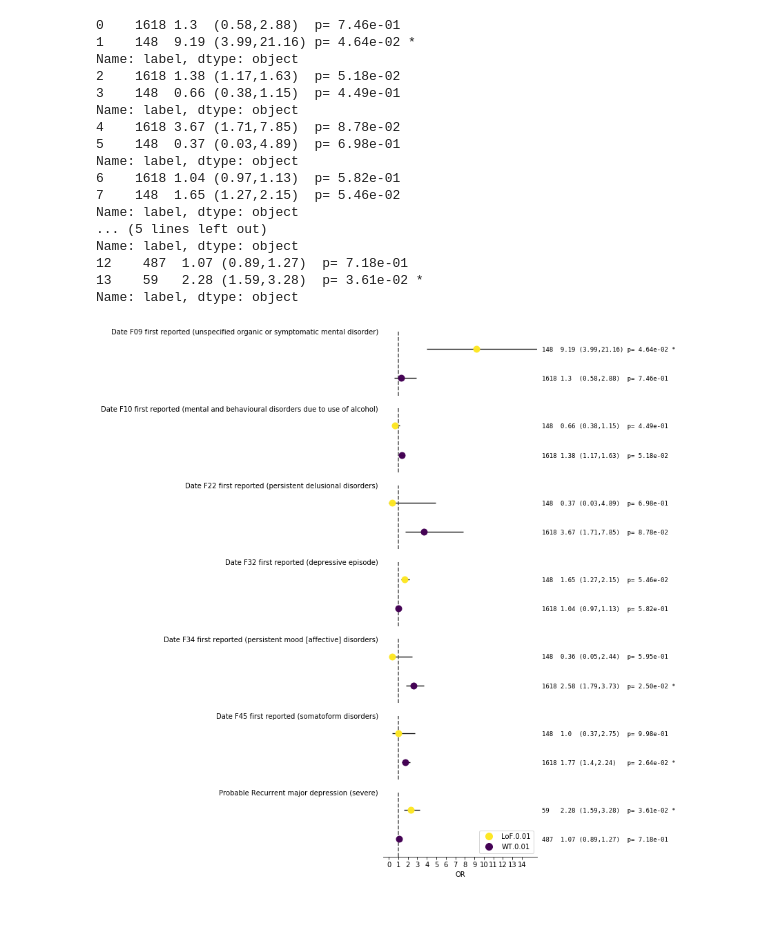
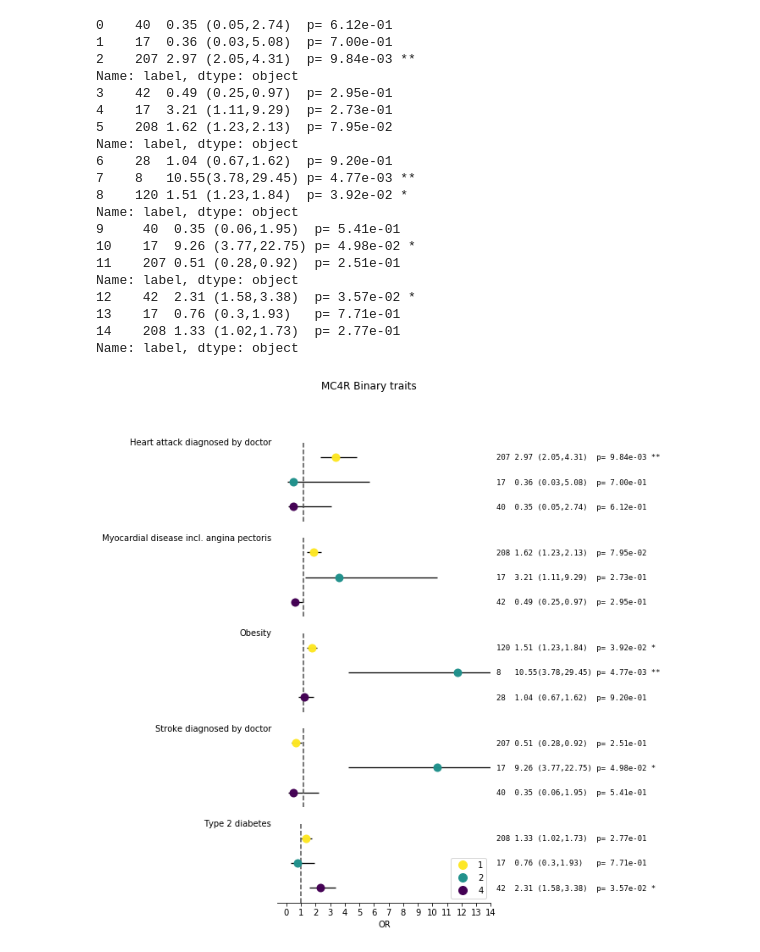
Before and after one commit to HauserGroup/gogoGPCR, a Jupyter notebook: notebooks/4_process_results.ipynb, the cells around one changed output. Drawn from its saved outputs; the diff is of its cells as text; code cells hidden in the pictures; blank space fills up the shorter version.

Commit message:
added phenotypes

```diff
--- a/notebooks/4_process_results.ipynb
+++ b/notebooks/4_process_results.ipynb
@@ -23,8 +24,9 @@ TRAIT = "BT"
 # %%
 # Results files
 files = [
-    f"file:/mnt/project/Data/results/{file}"
-    for file in os.listdir(f"/mnt/project/Data/results") if file.endswith(".regenie")
+    f"file:/mnt/project/Data/results/{PHENOTYPE}.{TRAIT}/{file}"
+    for file in os.listdir(f"/mnt/project/Data/results/{PHENOTYPE}.{TRAIT}")
+    if file.endswith(".regenie")
 ]
 
 # Field codings
@@ -59,13 +81,13 @@ df_raw = pd.concat(
 # Fix common fields
 df = df_raw
 df.loc[:, "GENE"] = df.ID.apply(lambda x: x.split(".")[0])
-df.loc[:, "MASK"] = df.ALLELE1#.apply(lambda x: x.split(".", maxsplit=2)[0])
+df.loc[:, "MASK"] = df.ALLELE1.apply(lambda x: x.split(".", maxsplit=2)[0])
 df.loc[:, "AAF"] = df.ALLELE1.apply(lambda x: x.split(".", maxsplit=1)[-1])
 # df.loc[:,"MASK2"] = df.MASK + "." + df.AAF
 df.loc[:, "FILE"] = df.SOURCE.apply(
     lambda x: x.split("/")[-1].split("\.")[0].split("_", maxsplit=4)[2:]
 )
-df.loc[:, "TRAIT"] = TRAIT # df.FILE.apply(lambda x: x[0])
+df.loc[:, "TRAIT"] = TRAIT  # df.FILE.apply(lambda x: x[0])
 df.loc[:, "PHENO"] = df.FILE.apply(lambda x: x[-1].split(".")[0])
 df = df.drop(["ID", "ALLELE0", "ALLELE1", "EXTRA", "SOURCE", "FILE", "TEST"], axis=1)
 
@@ -120,9 +155,9 @@ df.head()
 # %%
-phenos_to_remove = []
+phenos_to_remove = ["Date I10 first reported (essential (primary) hypertension)"]
 
 plt_df = (
     df.loc[(df.GENE == GENE)]
-    .sort_values(by=["Phenotype", "AAF"], ascending=[True, False]) #, "AAF"
+    .sort_values(by=["Phenotype", "AAF"], ascending=[True, False])  # , "AAF"
     .groupby(["Phenotype", "MASK"])
     .first()
     .reset_index()
@@ -130,9 +165,11 @@ plt_df = (
 
 pmax = 0.1
 OR_max = 20
-interesting = plt_df.groupby("Phenotype").pval.agg("min").le(pmax) & plt_df.groupby("Phenotype").OR.agg("max").le(OR_max)
+interesting = plt_df.groupby("Phenotype").pval.agg("min").le(pmax) & plt_df.groupby(
+    "Phenotype"
+).OR.agg("max").le(OR_max)
 interesting = list(interesting.loc[interesting].index)
-plt_df = plt_df.loc[plt_df.Phenotype.isin(interesting),:]
+plt_df = plt_df.loc[plt_df.Phenotype.isin(interesting), :]
 
 
 plt_df = plt_df.loc[~plt_df.Phenotype.astype(str).isin(phenos_to_remove), :]
@@ -169,7 +206,16 @@ plt_df.head()
 5 rows × 25 columns
 # %%
 def plot_BT(
-    df, width=4, height=12, phenotypes=None, masks=None, lw=1.3, ms=10, fudge=0.6
+    df,
+    width=4,
+    height=12,
+    phenotypes=None,
+    masks=None,
+    lw=1.3,
+    ms=10,
+    fudge=0.6,
+    xlim=[0, 12],
+    title=None,
 ):
 
     df = df.loc[df.TRAIT == "BT", :]
@@ -241,9 +287,9 @@ def plot_BT(
         ax.yaxis.tick_right()
         ax.set_ylim(temp.index[0] - fudge, temp.index[-1] + fudge)
         ax.set_yticks(temp.index)
-        #ax.set_xlim(0 - fudge, df.OR_up.max() + fudge)
-        ax.set_xlim(0 - fudge, 15 + fudge)
-        #ax.set_xticks(np.arange(0, int(df.OR_up.max()) + 2, 1))
+        # ax.set_xlim(0 - fudge, df.OR_up.max() + fudge)
+        ax.set_xlim(xlim[0] - fudge, xlim[1] + fudge)
+        # ax.set_xticks(np.arange(0, int(df.OR_up.max()) + 2, 1))
         ax.set_xticks(np.arange(0, 13 + 2, 1))
 
         ax.set_yticklabels(temp.label, fontsize=9, fontdict={"family": "monospace"})
@@ -264,48 +310,62 @@ def plot_BT(
 
         # only show every 3rd yticklabel
         labels = [
             l if i % len(masks) == 0 else "" for i, l in enumerate(temp.Phenotype)
         ]
         ax0.set(yticks=temp.index, yticklabels=labels[::-1])
 
         ax.axvline(x=1, linestyle="--", color="#4f4f4f")
 
         ax0.spines["top"].set_alpha(0)
         ax0.spines["left"].set_alpha(0)
         ax0.spines["right"].set_alpha(0)
 
         if i != len(phenotypes) - 1:
             ax0.spines["bottom"].set_alpha(0)
             ax.tick_params(bottom=False)
 
         if i == len(phenotypes) - 1:
             ax.set_xlabel("OR")
             ax.tick_params(bottom=True)
             ax.legend(handles=legend_elements[::-1], loc="lower right")
 
-    return temp
+    if title:
+        fig.suptitle(title)
+    plt.subplots_adjust(right=1)
+
+    return fig
 
 
-plot = plot_BT(plt_df)
+plot = plot_BT(plt_df, title="MC4R Binary traits")
+
+plt.savefig(
+    f"/opt/notebooks/gogoGPCR/tmp/{GENE}_{TRAIT}_new.svg",
+    dpi=600,
+    bbox_inches="tight",
+    format="svg",
+)
 # %% [output]
-0    1618 1.3  (0.58,2.88)  p= 7.46e-01
-1    148  9.19 (3.99,21.16) p= 4.64e-02 *
+0    40  0.35 (0.05,2.74)  p= 6.12e-01
+1    17  0.36 (0.03,5.08)  p= 7.00e-01
+2    207 2.97 (2.05,4.31)  p= 9.84e-03 **
 Name: label, dtype: object
-2    1618 1.38 (1.17,1.63)  p= 5.18e-02
-3    148  0.66 (0.38,1.15)  p= 4.49e-01
+3    42  0.49 (0.25,0.97)  p= 2.95e-01
+4    17  3.21 (1.11,9.29)  p= 2.73e-01
+5    208 1.62 (1.23,2.13)  p= 7.95e-02
 Name: label, dtype: object
-4    1618 3.67 (1.71,7.85)  p= 8.78e-02
-5    148  0.37 (0.03,4.89)  p= 6.98e-01
+6    28  1.04 (0.67,1.62)  p= 9.20e-01
+7    8   10.55(3.78,29.45) p= 4.77e-03 **
+8    120 1.51 (1.23,1.84)  p= 3.92e-02 *
 Name: label, dtype: object
-6    1618 1.04 (0.97,1.13)  p= 5.82e-01
-7    148  1.65 (1.27,2.15)  p= 5.46e-02
+9     40  0.35 (0.06,1.95)  p= 5.41e-01
+10    17  9.26 (3.77,22.75) p= 4.98e-02 *
+11    207 0.51 (0.28,0.92)  p= 2.51e-01
 Name: label, dtype: object
-... (5 lines left out)
+12    42  2.31 (1.58,3.38)  p= 3.57e-02 *
+13    17  0.76 (0.3,1.93)   p= 7.71e-01
+14    208 1.33 (1.02,1.73)  p= 2.77e-01
 Name: label, dtype: object
-12    487  1.07 (0.89,1.27)  p= 7.18e-01
-13    59   2.28 (1.59,3.28)  p= 3.61e-02 *
-Name: label, dtype: object
-[figure, old version]
+[figure, new version]
 # %%
 def make_plt_df(
     df: pd.DataFrame,
```
Also changed, not shown: parts of 7 cells of this notebook, 20 other files.
